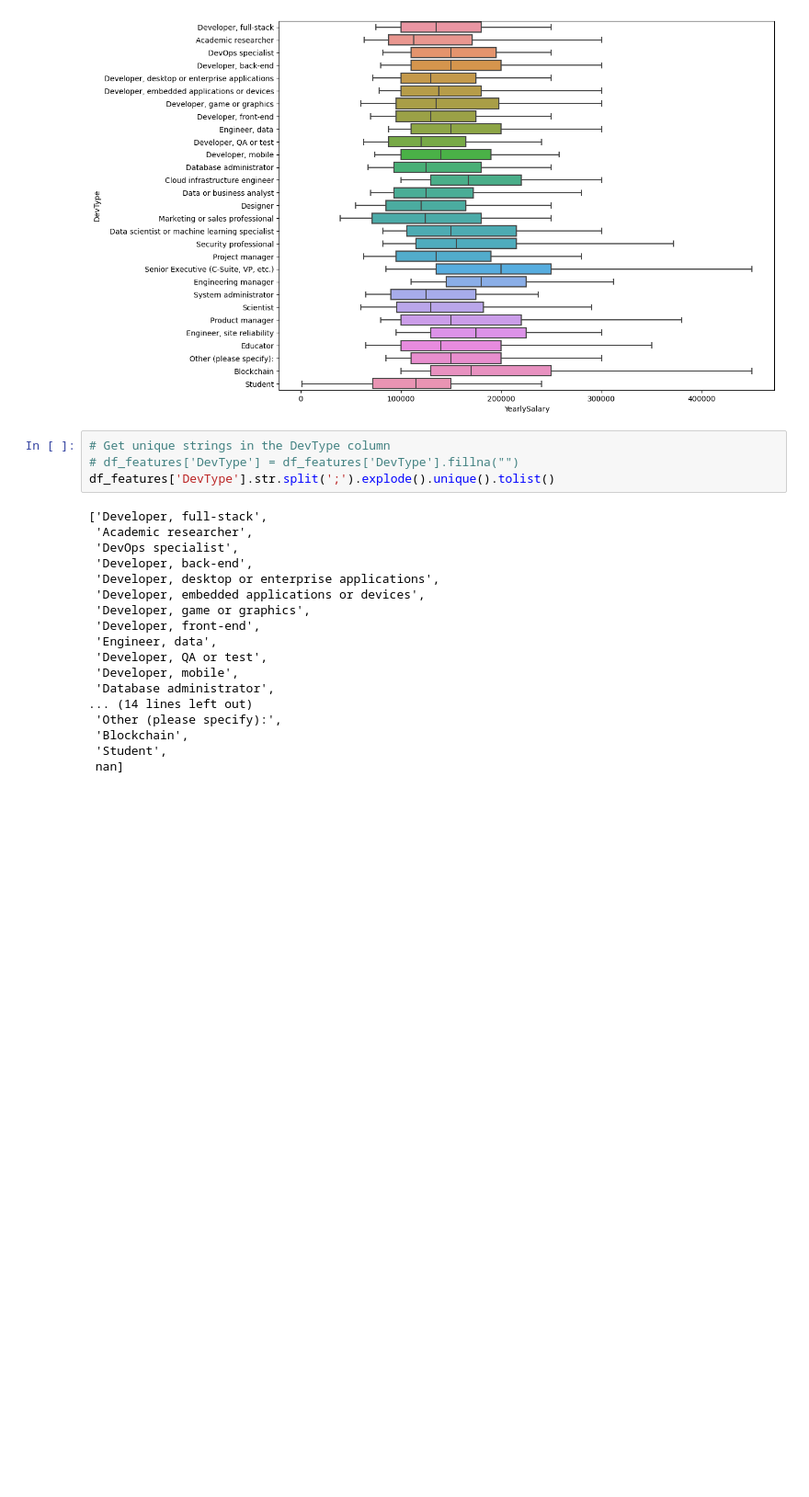
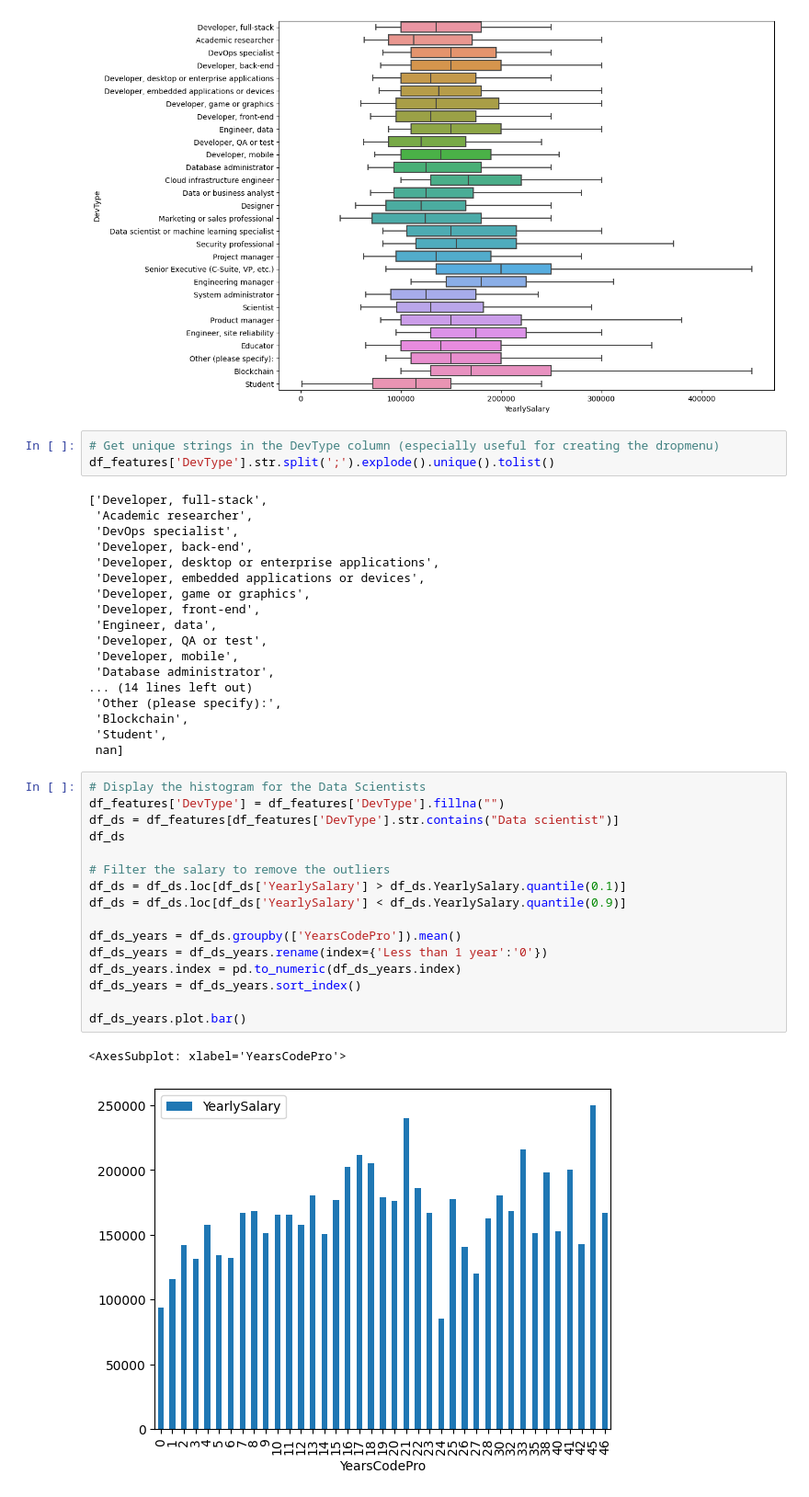
Before and after one commit to alphasigma25/VI-2022, a Jupyter notebook: data-engineering.ipynb, the cells around one changed output. Shown: that part at 92% size. Cells and saved outputs as stored; diff of their text form; blank space fills up the shorter version.

Commit message:
Added salary over years of experience

```diff
--- a/data-engineering.ipynb
+++ b/data-engineering.ipynb
@@ -124,8 +124,7 @@ sns.boxplot(x='YearlySalary', y='DevType', data=df_features, showfliers=False, o
 <AxesSubplot: xlabel='YearlySalary', ylabel='DevType'>
 [figure]
 # %%
-# Get unique strings in the DevType column
-# df_features['DevType'] = df_features['DevType'].fillna("")
+# Get unique strings in the DevType column (especially useful for creating the dropmenu)
 df_features['DevType'].str.split(';').explode().unique().tolist()
 # %% [output]
 ['Developer, full-stack',
@@ -145,3 +144,22 @@ df_features['DevType'].str.split(';').explode().unique().tolist()
  'Blockchain',
  'Student',
  nan]
+# %%
+# Display the histogram for the Data Scientists
+df_features['DevType'] = df_features['DevType'].fillna("")
+df_ds = df_features[df_features['DevType'].str.contains("Data scientist")]
+df_ds
+
+# Filter the salary to remove the outliers
+df_ds = df_ds.loc[df_ds['YearlySalary'] > df_ds.YearlySalary.quantile(0.1)]
+df_ds = df_ds.loc[df_ds['YearlySalary'] < df_ds.YearlySalary.quantile(0.9)]
+
+df_ds_years = df_ds.groupby(['YearsCodePro']).mean()
+df_ds_years = df_ds_years.rename(index={'Less than 1 year':'0'})
+df_ds_years.index = pd.to_numeric(df_ds_years.index)
+df_ds_years = df_ds_years.sort_index()
+
+df_ds_years.plot.bar()
+# %% [output]
+<AxesSubplot: xlabel='YearsCodePro'>
+[figure, added]
```
